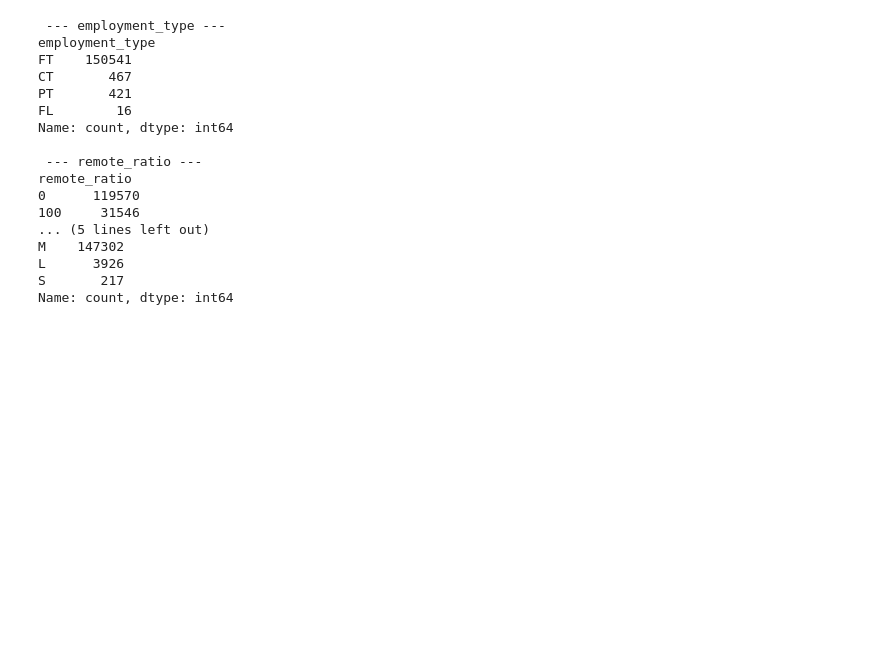
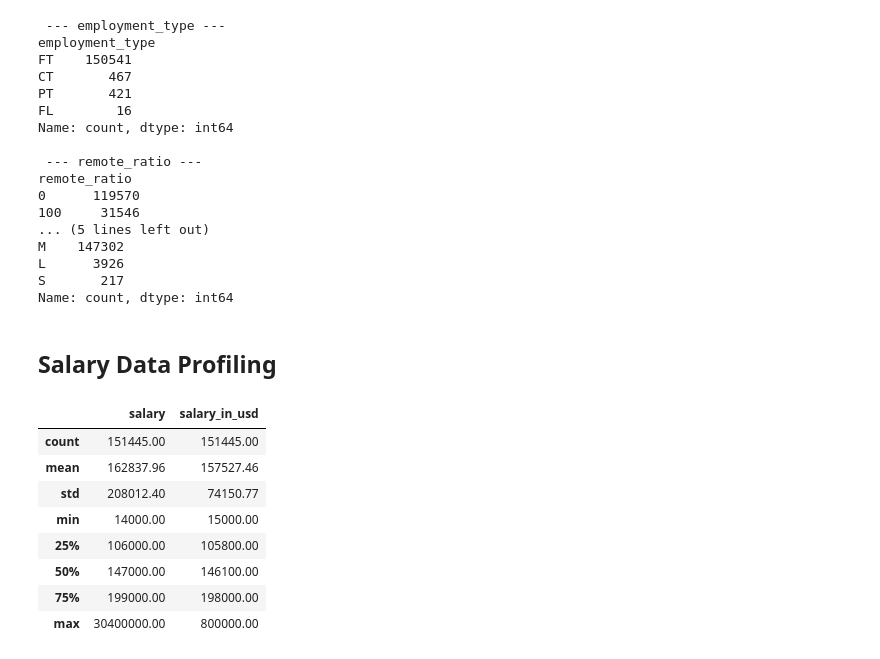
Before and after one commit to nasserAyidh-cs/global-ai-ml-salary-analysis, a Jupyter notebook: notebooks/01_data_understanding.ipynb, the cells around one changed output. Cells and saved outputs as stored; diff of their text form; code cells hidden in the pictures; blank space fills up the shorter version.

```diff
--- a/notebooks/01_data_understanding.ipynb
+++ b/notebooks/01_data_understanding.ipynb
@@ -155,3 +174,24 @@ M    147302
 L      3926
 S       217
 Name: count, dtype: int64
+# %% [markdown]
+## Salary Data Profiling
+# %%
+salary_summary = (
+    df_raw[["salary", "salary_in_usd"]]
+    .describe()
+    .round(2)
+
+)
+
+salary_summary
+# %% [output]
+|  | salary | salary_in_usd |
+| count | 151445.00 | 151445.00 |
+| mean | 162837.96 | 157527.46 |
+| std | 208012.40 | 74150.77 |
+| min | 14000.00 | 15000.00 |
+| 25% | 106000.00 | 105800.00 |
+| 50% | 147000.00 | 146100.00 |
+| 75% | 199000.00 | 198000.00 |
+| max | 30400000.00 | 800000.00 |
```
Also changed, not shown: parts of 12 cells of this notebook.
